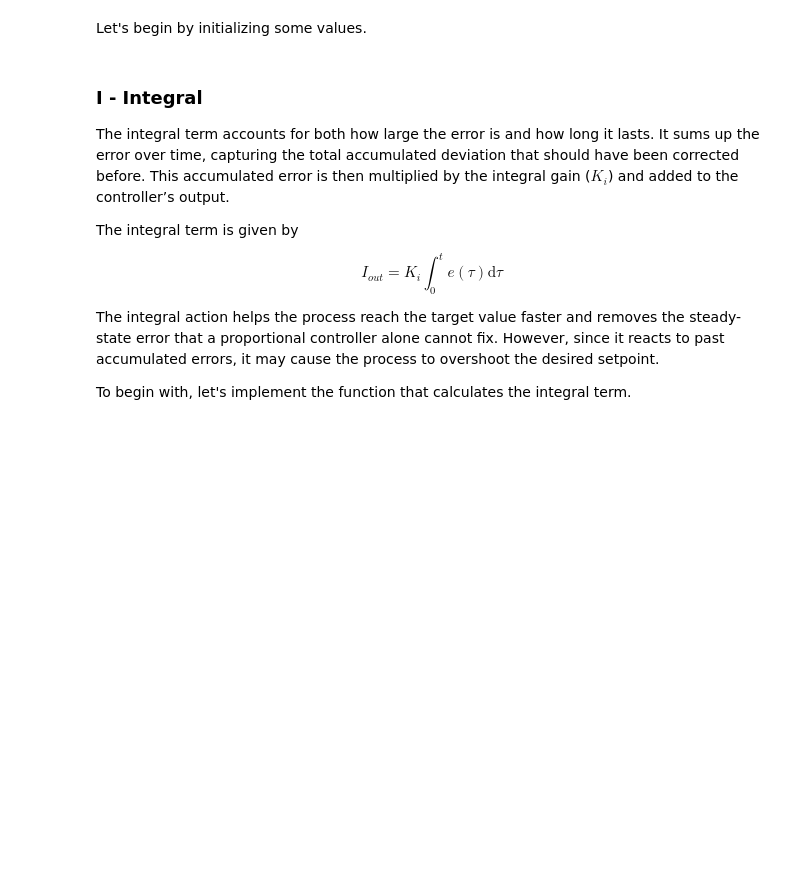
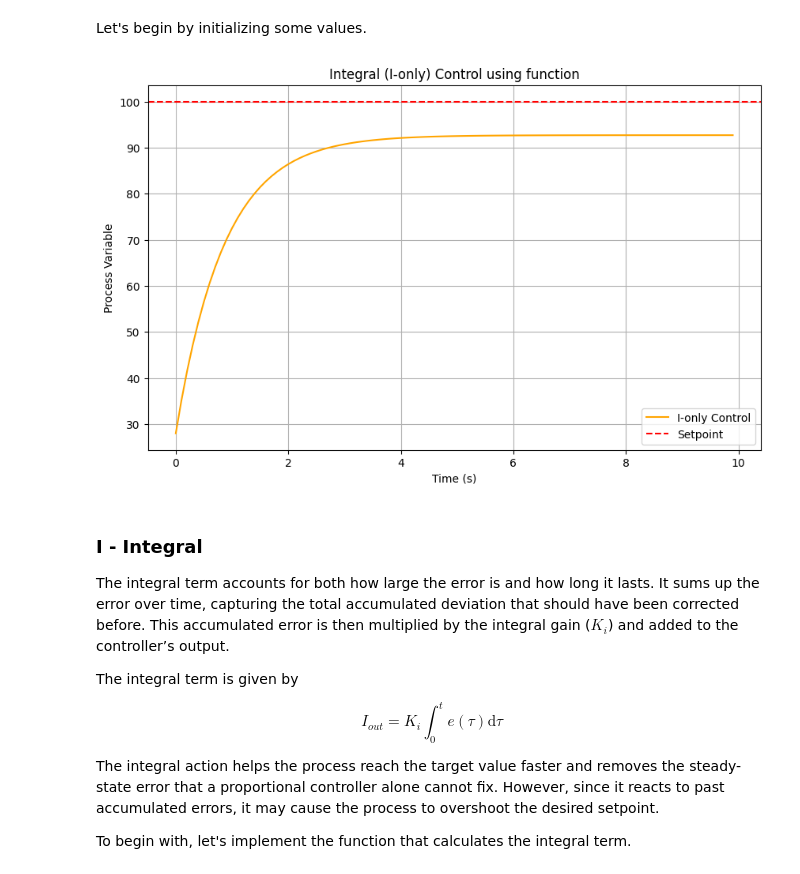
Before and after one commit to VladoDev03/pid-controller, a Jupyter notebook: pid-controller/pid-controller.ipynb, the cells around one changed output. Cells and saved outputs as stored; diff of their text form; code cells hidden in the pictures; blank space fills up the shorter version.

Commit message:
Added very basic code for the terms and the whole controller. To be refactored.

```diff
--- a/pid-controller/pid-controller.ipynb
+++ b/pid-controller/pid-controller.ipynb
@@ -85,6 +85,25 @@ time = np.arange(0, 10, dt)
 
 # list to store the results
 process_values = []
+# %%
+for t in time:
+    error = setpoint - process_variable
+    P_out = proportional_term(Kp, error)
+    output = P_out  # Only proportional term
+    process_variable += output * dt - 0.1 * (process_variable - 20) * dt  # Heat loss
+    process_values.append(process_variable)
+# %%
+plt.figure(figsize=(10, 6))
+plt.plot(time, process_values, label='I-only Control', color='orange')
+plt.axhline(setpoint, color='r', linestyle='--', label='Setpoint')
+plt.xlabel('Time (s)')
+plt.ylabel('Process Variable')
+plt.title('Integral (I-only) Control using function')
+plt.legend()
+plt.grid()
+plt.show()
+# %% [output]
+[figure, added]
 # %% [markdown]
 ### I - Integral
 The integral term accounts for both how large the error is and how long it lasts. It sums up the error over time, capturing the total accumulated deviation that should have been corrected before. This accumulated error is then multiplied by the integral gain ($K_i$) and added to the controller’s output.
```
Also changed, not shown: parts of 9 cells of this notebook.
